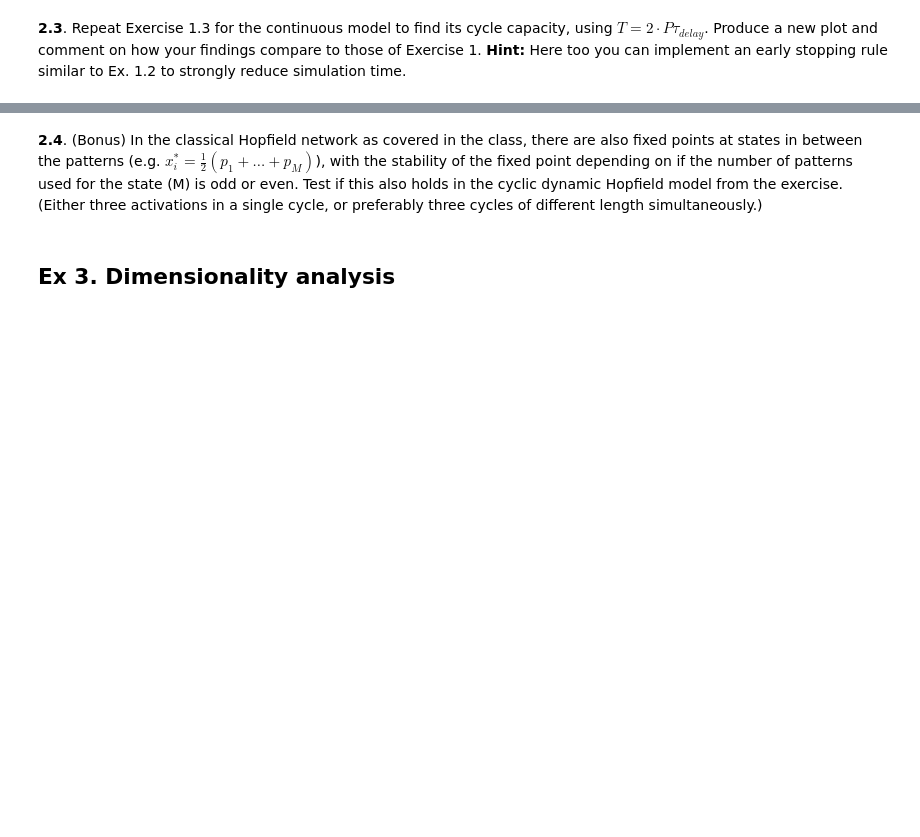
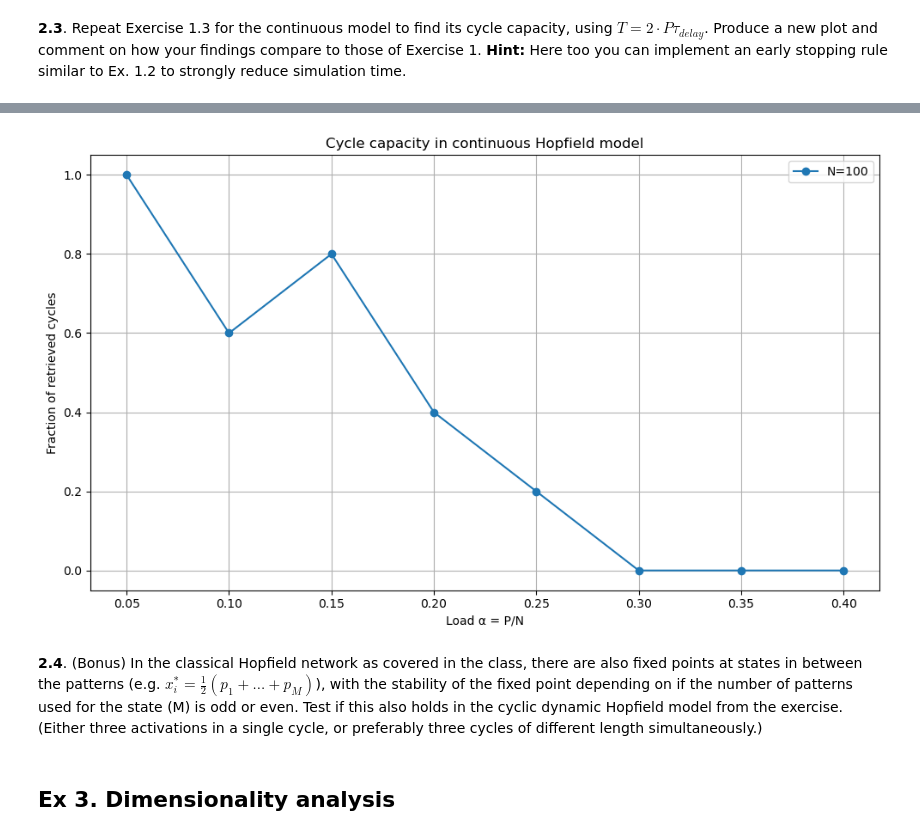
Before and after one commit to frossardr/H-et-R-project, a Jupyter notebook: Cyclic_hopfield_networks.ipynb, the cells around one changed output, grey strips where cells are left out. Drawn from its saved outputs; the diff is of its cells as text; code cells hidden in the pictures; blank space fills up the shorter version.

```diff
--- a/Cyclic_hopfield_networks.ipynb
+++ b/Cyclic_hopfield_networks.ipynb
@@ -591,3 +725,80 @@ Now that we have a working setup we can again evaluate its properties, such as t
 # %% [markdown]
 **2.3**. Repeat Exercise 1.3 for the continuous model to find its cycle capacity, using $T = 2 · P \tau_{delay}$. Produce a new plot and comment on how your findings compare to those of Exercise 1.
 **Hint:** Here too you can implement an early stopping rule similar to Ex. 1.2 to strongly reduce simulation time.
+# %%
+def simulate_continuous_dynamics(W, patterns, x0, beta=4, tau=5, t_delay=10, dt=0.5, T=100):
+    """Simulate the continuous dynamics with delays."""
+    N = W.shape[0]
+    P = patterns.shape[0]
+    time_steps = int(T / dt)
+    delay_steps = int(t_delay / dt)
+
+    x = np.zeros((time_steps, N))
+    overlaps = np.zeros((time_steps, P))
+
+    # Initialize history
+    for k in range(delay_steps + 1):
+        x[k] = x0.copy()
+        for mu in range(P):
+            overlaps[k, mu] = np.dot(patterns[mu], x[k]) / N
+
+    for k in range(delay_steps, time_steps - 1):
+        delayed_input = x[k - delay_steps]
+        tanh_input = np.tanh(beta * (W @ delayed_input))
+        dx_dt = (-x[k] + tanh_input) / tau
+        x[k + 1] = x[k] + dt * dx_dt
+
+        for mu in range(P):
+            overlaps[k + 1, mu] = np.dot(patterns[mu], x[k + 1]) / N
+
+    # Check for cycle at the end (more robust check)
+    time_window = overlaps[-int(2 * P * t_delay / dt):]  # last cycle duration
+    peak_times = np.argmax(time_window, axis=0)
+    peak_order = np.argsort(peak_times)
+
+    # Check if peaks appear roughly in the right order (allowing rotation)
+    expected_order = np.arange(P)
+    for shift in range(P):
+        if np.allclose(peak_order, np.roll(expected_order, shift)):
+            return True  # cycle retrieved
+
+    return False  # cycle failed
+
+def estimate_cycle_capacity_continuous(N_list=[100, 1000], alpha_list=np.arange(0.05, 0.45, 0.05),
+                                       beta=4, tau=5, dt=0.5, reps=5):
+    t_delay = 2 * tau
+    results = {N: [] for N in N_list}
+
+    for N in N_list:
+
+        for alpha in alpha_list:
+            P = int(alpha * N)
+            T = 2 * P * t_delay  # Total simulation time
+
+            successes = 0
+            for _ in range(reps):
+                patterns = network_patterns(P, N)
+                W = build_weight_matrix(patterns)
+                x0 = patterns[0]
+                success = simulate_continuous_dynamics(W, patterns, x0, beta, tau, t_delay, dt, T)
+                if success:
+                    successes += 1
+
+            retrieval_probs=successes / reps
+            print(f"N={N}, α={alpha:.2f}, success rate = {successes/reps:.2f}")
+            results[N].append(retrieval_probs)
+
+    # Plotting
+    plt.figure(figsize=(10, 6))
+    for N in N_list:
+        plt.plot(alpha_list, results[N], marker='o', label=f"N={N}")
+    plt.xlabel("Load α = P/N")
+    plt.ylabel("Fraction of retrieved cycles")
+    plt.title("Cycle capacity in continuous Hopfield model")
+    plt.grid(True)
+    plt.legend()
+    plt.ylim(-0.05, 1.05)
+    plt.tight_layout()
+    plt.show()
+estimate_cycle_capacity_continuous()
+# %% [output]
@@ -594,3 +813,4 @@ Now that we have a working setup we can again evaluate its properties, such as t
+[figure, added]
 # %% [markdown]
 **2.4**. (Bonus) In the classical Hopfield network as covered in the class, there are also fixed points at states in between the patterns (e.g. $x_i^* = \frac{1}{2}(p_1 + . . . + p_M)$), with the stability of the fixed point depending on if the number of patterns used for the state (M) is odd or even. Test if this also holds in the cyclic dynamic Hopfield model from the exercise. (Either three activations in a single cycle, or preferably three cycles of different length simultaneously.)
 # %% [markdown]
```
Also changed, not shown: parts of 7 cells of this notebook.
